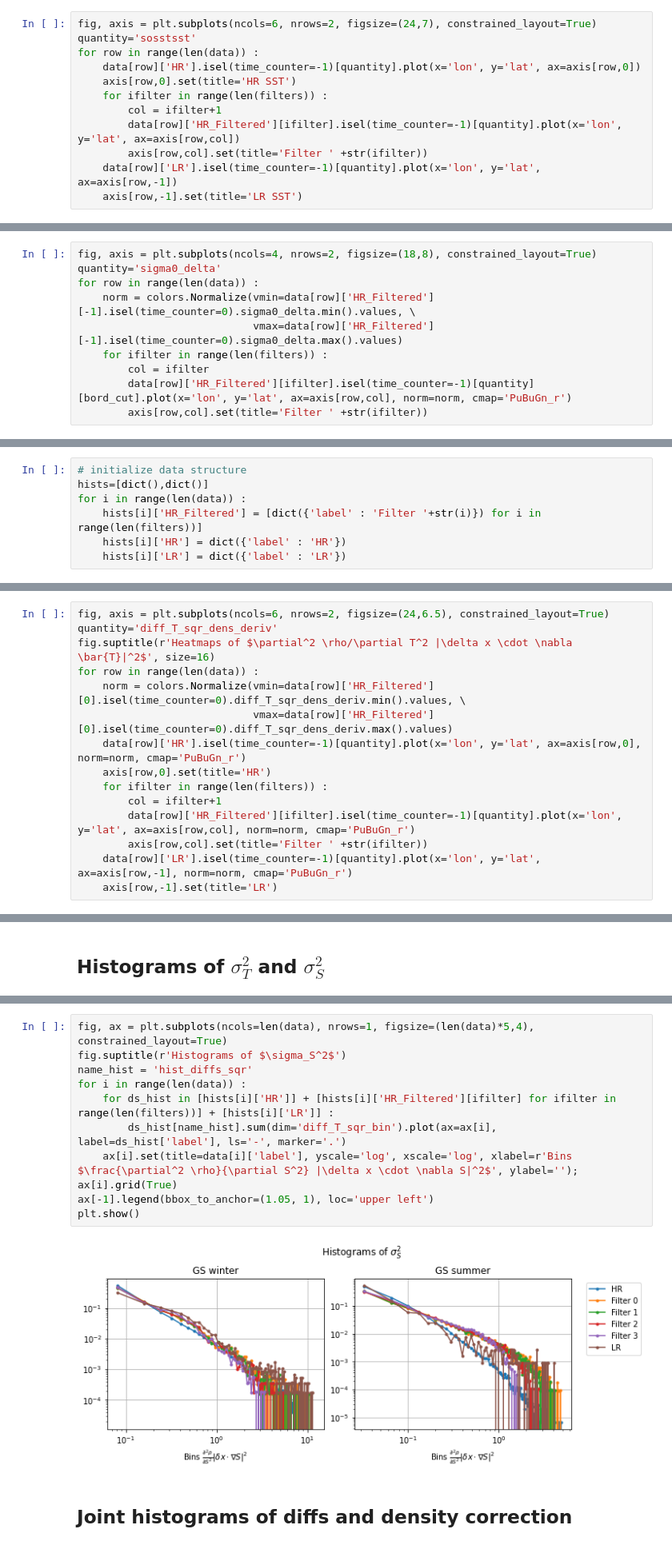
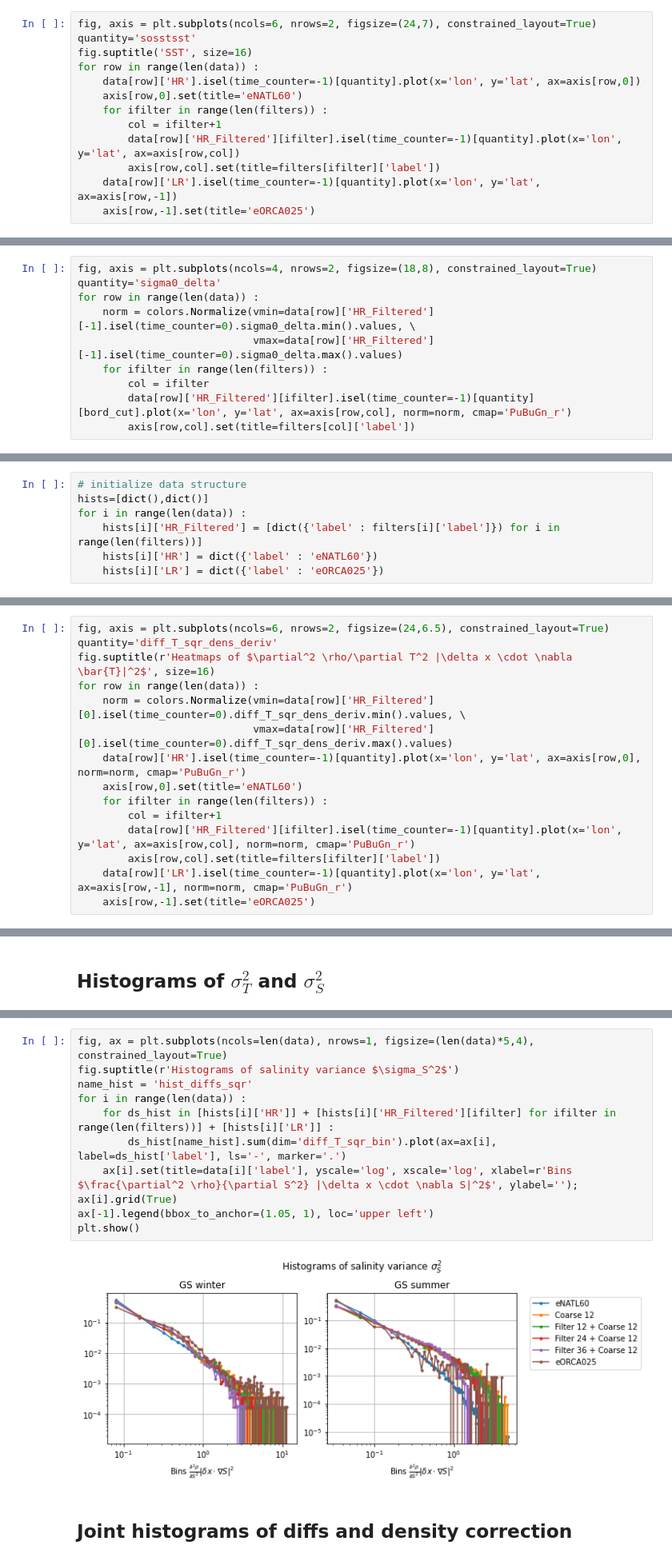
Before and after one commit to anastasiaGor/oceanDataNotebooks, a Jupyter notebook: gcm_filter/filter_compare.ipynb, the cells around one changed output, grey strips where cells are left out. Shown at 80% size. Drawn from its saved outputs; the diff is of its cells as text.

Commit message:
comparison of histograms

```diff
--- a/gcm_filter/filter_compare.ipynb
+++ b/gcm_filter/filter_compare.ipynb
@@ -250,13 +250,14 @@ Wall time: 5min 3s
 # %%
 fig, axis = plt.subplots(ncols=6, nrows=2, figsize=(24,7), constrained_layout=True)
 quantity='sosstsst'
+fig.suptitle('SST', size=16)
 for row in range(len(data)) :
     data[row]['HR'].isel(time_counter=-1)[quantity].plot(x='lon', y='lat', ax=axis[row,0])
-    axis[row,0].set(title='HR SST')
+    axis[row,0].set(title='eNATL60')
     for ifilter in range(len(filters)) :
         col = ifilter+1
         data[row]['HR_Filtered'][ifilter].isel(time_counter=-1)[quantity].plot(x='lon', y='lat', ax=axis[row,col])
-        axis[row,col].set(title='Filter ' +str(ifilter))
+        axis[row,col].set(title=filters[ifilter]['label'])
     data[row]['LR'].isel(time_counter=-1)[quantity].plot(x='lon', y='lat', ax=axis[row,-1])
-    axis[row,-1].set(title='LR SST')
+    axis[row,-1].set(title='eORCA025')
 # %% [output]
@@ -290,5 +291,5 @@ for row in range(len(data)) :
     for ifilter in range(len(filters)) :
         col = ifilter
         data[row]['HR_Filtered'][ifilter].isel(time_counter=-1)[quantity][bord_cut].plot(x='lon', y='lat', ax=axis[row,col], norm=norm, cmap='PuBuGn_r')
-        axis[row,col].set(title='Filter ' +str(ifilter))
+        axis[row,col].set(title=filters[col]['label'])
 # %% [output]
@@ -371,9 +372,9 @@ nb_of_bins = 150
 # initialize data structure
 hists=[dict(),dict()]
 for i in range(len(data)) :
-    hists[i]['HR_Filtered'] = [dict({'label' : 'Filter '+str(i)}) for i in range(len(filters))]
-    hists[i]['HR'] = dict({'label' : 'HR'})
-    hists[i]['LR'] = dict({'label' : 'LR'})
+    hists[i]['HR_Filtered'] = [dict({'label' : filters[i]['label']}) for i in range(len(filters))]
+    hists[i]['HR'] = dict({'label' : 'eNATL60'})
+    hists[i]['LR'] = dict({'label' : 'eORCA025'})
 # %% [markdown]
 # Deterministic parametrization
 # %% [markdown]
@@ -407,11 +408,11 @@ for row in range(len(data)) :
     norm = colors.Normalize(vmin=data[row]['HR_Filtered'][0].isel(time_counter=0).diff_T_sqr_dens_deriv.min().values, \
                             vmax=data[row]['HR_Filtered'][0].isel(time_counter=0).diff_T_sqr_dens_deriv.max().values)
     data[row]['HR'].isel(time_counter=-1)[quantity].plot(x='lon', y='lat', ax=axis[row,0], norm=norm, cmap='PuBuGn_r')
-    axis[row,0].set(title='HR')
+    axis[row,0].set(title='eNATL60')
     for ifilter in range(len(filters)) :
         col = ifilter+1
         data[row]['HR_Filtered'][ifilter].isel(time_counter=-1)[quantity].plot(x='lon', y='lat', ax=axis[row,col], norm=norm, cmap='PuBuGn_r')
-        axis[row,col].set(title='Filter ' +str(ifilter))
+        axis[row,col].set(title=filters[ifilter]['label'])
     data[row]['LR'].isel(time_counter=-1)[quantity].plot(x='lon', y='lat', ax=axis[row,-1], norm=norm, cmap='PuBuGn_r')
-    axis[row,-1].set(title='LR')
+    axis[row,-1].set(title='eORCA025')
 # %% [output]
@@ -454,15 +455,15 @@ plt.show()
 # %%
 fig, ax = plt.subplots(ncols=len(data), nrows=1, figsize=(len(data)*5,4), constrained_layout=True)
-fig.suptitle(r'Histograms of $\sigma_S^2$')
+fig.suptitle(r'Histograms of salinity variance $\sigma_S^2$')
 name_hist = 'hist_diffs_sqr'
 for i in range(len(data)) :
     for ds_hist in [hists[i]['HR']] + [hists[i]['HR_Filtered'][ifilter] for ifilter in range(len(filters))] + [hists[i]['LR']] :
         ds_hist[name_hist].sum(dim='diff_T_sqr_bin').plot(ax=ax[i], label=ds_hist['label'], ls='-', marker='.')
     ax[i].set(title=data[i]['label'], yscale='log', xscale='log', xlabel=r'Bins $\frac{\partial^2 \rho}{\partial S^2} |\delta x \cdot \nabla S|^2$', ylabel=''); ax[i].grid(True)
 ax[-1].legend(bbox_to_anchor=(1.05, 1), loc='upper left')
 plt.show()
 # %% [output]
-[figure, old version]
+[figure, new version]
 # %% [markdown]
 ## Joint histograms of diffs and density correction
 # %%
```
Also changed, not shown: parts of 18 cells of this notebook.
